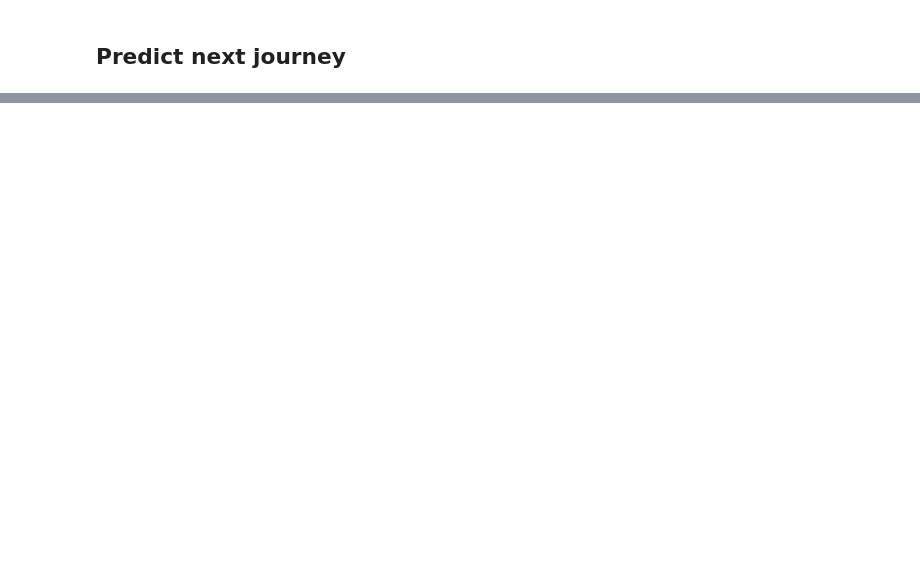
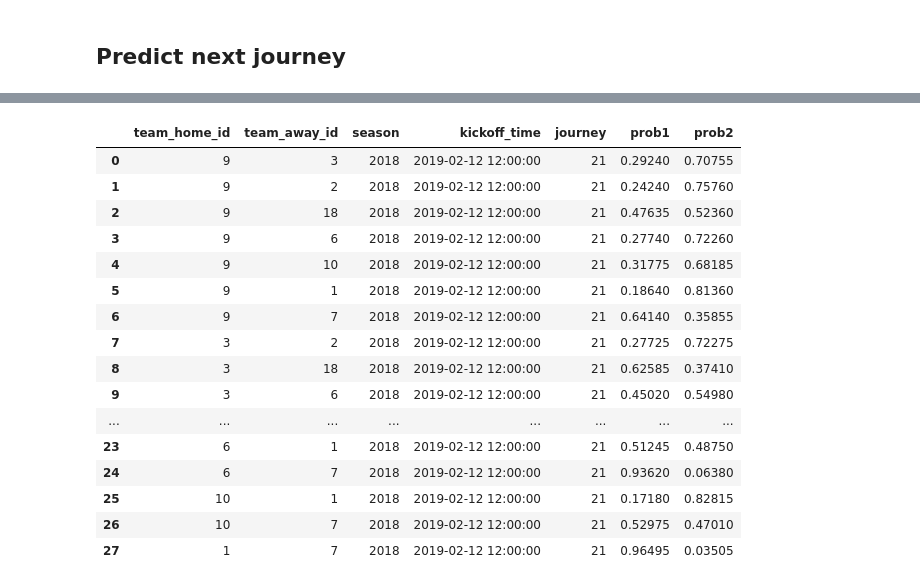
Before and after one commit to fsantoga/acb, a Jupyter notebook: ml/ML.ipynb, the cells around one changed output, grey strips where cells are left out. Cells and saved outputs as stored; diff of their text form; code cells hidden in the pictures; blank space fills up the shorter version.

Commit message:
predictions copa

```diff
--- a/ml/ML.ipynb
+++ b/ml/ML.ipynb
@@ -382,0 +365,4 @@ Est999  -6.0  -2.0  22.0  13.0  13.0   8.0   5.0 -10.0   3.0
+# %%
+d = {'team_home_id': [9, 2, 6, 1], 'team_away_id': [3, 18, 10, 7], 'season': 4*[2018], 'kickoff_time' : 4*[pd.Timestamp(year=2019, month=2, day=12, hour=12)], 'journey' : 4*[21]}
+df_copa = pd.DataFrame(data=d)
+df_copa
@@ -401,0 +555,4 @@ Estimated bet ratio: 3.4482758620689657
+# %%
+d = {'team_home_id': [3,6], 'team_away_id': [2,1], 'season': 2*[2018], 'kickoff_time' : 2*[pd.Timestamp(year=2019, month=2, day=12, hour=12)], 'journey' : 2*[21]}
+df_copa = pd.DataFrame(data=d)
+df_copa
@@ -454,0 +737,4 @@ Estimated fair bet ratio for the interval 21 to Inf: 5.847953216374268
+# %%
+d = {'team_home_id': [2,2], 'team_away_id': [1,6], 'season': 2*[2018], 'kickoff_time' : 2*[pd.Timestamp(year=2019, month=2, day=12, hour=12)], 'journey' : 2*[21]}
+df_copa = pd.DataFrame(data=d)
+df_copa
@@ -497,0 +919,4 @@ Estimated fair bet ratio for the interval 31 to Inf: 100.0
+# %%
+d = {'team_home_id': [9, 9, 9, 9, 9, 9, 9,3,3,3,3,3,3,2,2,2,2,2,18,18,18,18,6,6,6,10,10,1], 'team_away_id': [3,2,18,6,10,1,7,2,18,6,10,1,7,18,6,10,1,7,6,10,1,7,10,1,7,1,7,7], 'season': 28*[2018], 'kickoff_time' : 28*[pd.Timestamp(year=2019, month=2, day=12, hour=12)], 'journey' : 28*[21]}
+df_copa = pd.DataFrame(data=d)
+df_copa
@@ -497,0 +941,63 @@ Estimated fair bet ratio for the interval 31 to Inf: 100.0
+# %%
+#DB connection
+db_connection = sql.connect(host='localhost', port=3306, database='acb', user='root', password='root')
+df_aux = pd.read_sql('SELECT * FROM game where game.season >= {}'.format(from_year), con=db_connection)
+
+# cols to keep for df_games
+cols_to_keep = ['team_home_id', 'team_away_id', 'season', 'journey', 'kickoff_time',
+                'score_home', 'score_away', 'referee_1']
+cols_to_del = [c for c in df_aux.columns if c not in cols_to_keep]
+df_aux.drop(cols_to_del, axis=1, inplace=True)
+
+# generate the variables from historical games
+df_predict = calculate_variables_last_X_predict(df_copa.copy(), df_aux, streak_days_long)
+df_predict = calculate_variables_last_X_predict(df_predict, df_aux, streak_days_short)
+
+# select the columns and predict
+cols_to_use = X_train.columns
+print(cols_to_use)
+df_predict = df_predict[cols_to_use]
+preds1 = model.predict(df_predict)
+print(preds1)
+
+# Estimating an interval
+preds_estimators = {}
+for i in range(len(model.estimators_)):
+    e = model.estimators_[i]
+    preds_estimators["Est" + str(i).zfill(2)] = e.predict(df_predict)
+df_preds_estimators1 = pd.DataFrame(data=preds_estimators)
+
+
+# changing home and away
+df_predict = df_copa.copy()
+df_predict["team_home_id"] = df_copa["team_away_id"]
+df_predict["team_away_id"] = df_copa["team_home_id"]
+# generate the variables from historical games
+df_predict = calculate_variables_last_X_predict(df_predict, df_aux, streak_days_long)
+df_predict = calculate_variables_last_X_predict(df_predict, df_aux, streak_days_short)
+
+# select the columns and predict
+cols_to_use = X_train.columns
+print(cols_to_use)
+df_predict = df_predict[cols_to_use]
+preds2 = -model.predict(df_predict)
+print(preds2)
+
+# Estimating an interval
+preds_estimators = {}
+for i in range(len(model.estimators_)):
+    e = model.estimators_[i]
+    preds_estimators["Est" + str(i).zfill(2)] = -e.predict(df_predict)
+df_preds_estimators2 = pd.DataFrame(data=preds_estimators)
+
+
+df_preds_estimators = df_preds_estimators1.merge(df_preds_estimators2, left_index = True, right_index= True)
+print(df_preds_estimators.shape)
+
+
+#print(df_preds_estimators)
+df_copa["prob1"] = df_preds_estimators.apply(lambda x: np.mean([1 if x[c]>0 else 0 for c in df_preds_estimators.columns]), axis=1)
+df_copa["prob2"] = df_preds_estimators.apply(lambda x: np.mean([1 if x[c]<0 else 0 for c in df_preds_estimators.columns]), axis=1)
+print(prob1)
+df_copa
+# %% [output]
@@ -497,0 +1032,17 @@ Estimated fair bet ratio for the interval 31 to Inf: 100.0
+|  | team_home_id | team_away_id | season | kickoff_time | journey | prob1 | prob2 |
+| 0 | 9 | 3 | 2018 | 2019-02-12 12:00:00 | 21 | 0.29240 | 0.70755 |
+| 1 | 9 | 2 | 2018 | 2019-02-12 12:00:00 | 21 | 0.24240 | 0.75760 |
+| 2 | 9 | 18 | 2018 | 2019-02-12 12:00:00 | 21 | 0.47635 | 0.52360 |
+| 3 | 9 | 6 | 2018 | 2019-02-12 12:00:00 | 21 | 0.27740 | 0.72260 |
+| 4 | 9 | 10 | 2018 | 2019-02-12 12:00:00 | 21 | 0.31775 | 0.68185 |
+| 5 | 9 | 1 | 2018 | 2019-02-12 12:00:00 | 21 | 0.18640 | 0.81360 |
+| 6 | 9 | 7 | 2018 | 2019-02-12 12:00:00 | 21 | 0.64140 | 0.35855 |
+| 7 | 3 | 2 | 2018 | 2019-02-12 12:00:00 | 21 | 0.27725 | 0.72275 |
+| 8 | 3 | 18 | 2018 | 2019-02-12 12:00:00 | 21 | 0.62585 | 0.37410 |
+| 9 | 3 | 6 | 2018 | 2019-02-12 12:00:00 | 21 | 0.45020 | 0.54980 |
+| ... | ... | ... | ... | ... | ... | ... | ... |
+| 23 | 6 | 1 | 2018 | 2019-02-12 12:00:00 | 21 | 0.51245 | 0.48750 |
+| 24 | 6 | 7 | 2018 | 2019-02-12 12:00:00 | 21 | 0.93620 | 0.06380 |
+| 25 | 10 | 1 | 2018 | 2019-02-12 12:00:00 | 21 | 0.17180 | 0.82815 |
+| 26 | 10 | 7 | 2018 | 2019-02-12 12:00:00 | 21 | 0.52975 | 0.47010 |
+| 27 | 1 | 7 | 2018 | 2019-02-12 12:00:00 | 21 | 0.96495 | 0.03505 |
```
Also changed, not shown: parts of 40 cells of this notebook, 3 other files.
